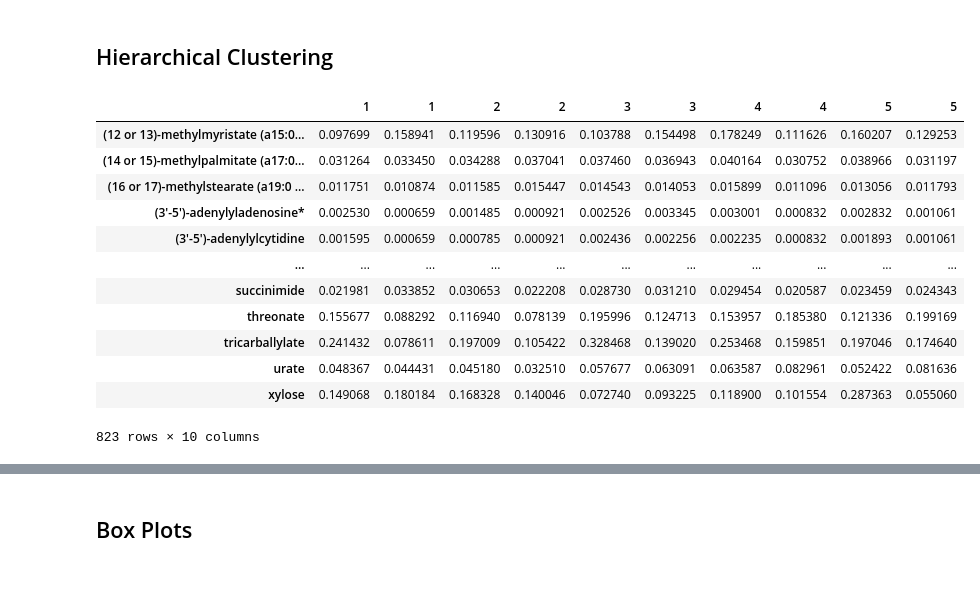
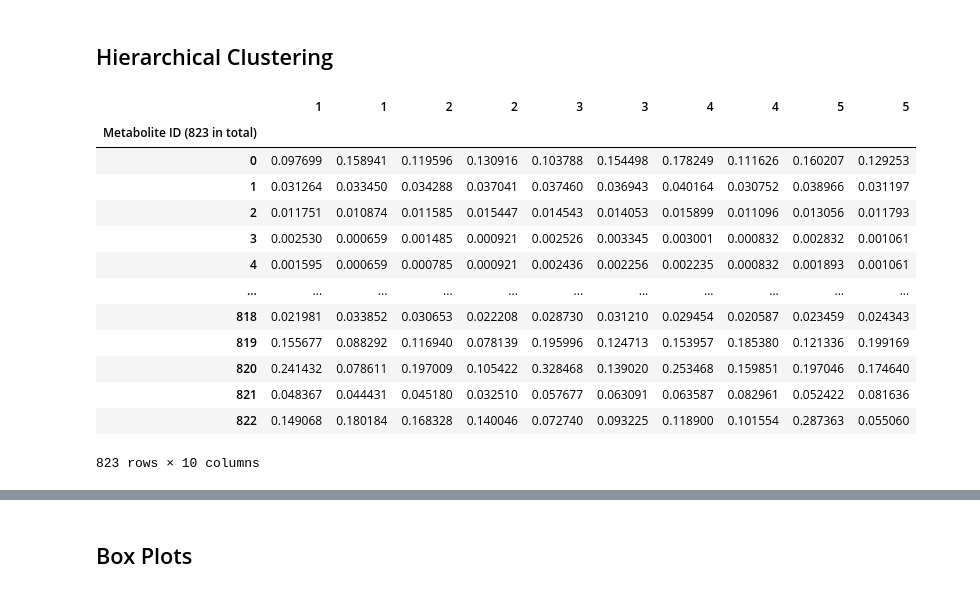
Before and after one commit to danielchang2002/FecalMetabolomics, a Jupyter notebook: notebooks/DataVisualization.ipynb, the cells around one changed output, grey strips where cells are left out. Cells and saved outputs as stored; diff of their text form; code cells hidden in the pictures.

Commit message:
:books: clustering

```diff
--- a/notebooks/DataVisualization.ipynb
+++ b/notebooks/DataVisualization.ipynb
@@ -190,22 +190,25 @@ plt.savefig('../output/MDS.png')
 ## Hierarchical Clustering
 # %%
 cluster_df = df.iloc[:, 1:-2].T
-cluster_df.rename(
-    mapper=(lambda x : ((x + 2) // 2)), inplace=True, axis=1)
+cluster_df = cluster_df.rename(
+    mapper=(lambda x : ((x + 2) // 2)), axis=1)
+cluster_df.index = range(823)
+cluster_df.index.name = '\nMetabolite ID\n (823 in total)'
 cluster_df
 # %% [output]
 |  | 1 | 1 | 2 | 2 | 3 | 3 | 4 | 4 | 5 | 5 |
-| (12 or 13)-methylmyristate (a15:0... | 0.097699 | 0.158941 | 0.119596 | 0.130916 | 0.103788 | 0.154498 | 0.178249 | 0.111626 | 0.160207 | 0.129253 |
-| (14 or 15)-methylpalmitate (a17:0... | 0.031264 | 0.033450 | 0.034288 | 0.037041 | 0.037460 | 0.036943 | 0.040164 | 0.030752 | 0.038966 | 0.031197 |
-| (16 or 17)-methylstearate (a19:0 ... | 0.011751 | 0.010874 | 0.011585 | 0.015447 | 0.014543 | 0.014053 | 0.015899 | 0.011096 | 0.013056 | 0.011793 |
-| (3'-5')-adenylyladenosine* | 0.002530 | 0.000659 | 0.001485 | 0.000921 | 0.002526 | 0.003345 | 0.003001 | 0.000832 | 0.002832 | 0.001061 |
-| (3'-5')-adenylylcytidine | 0.001595 | 0.000659 | 0.000785 | 0.000921 | 0.002436 | 0.002256 | 0.002235 | 0.000832 | 0.001893 | 0.001061 |
+| Metabolite ID (823 in total) |  |  |  |  |  |  |  |  |  |  |
+| 0 | 0.097699 | 0.158941 | 0.119596 | 0.130916 | 0.103788 | 0.154498 | 0.178249 | 0.111626 | 0.160207 | 0.129253 |
+| 1 | 0.031264 | 0.033450 | 0.034288 | 0.037041 | 0.037460 | 0.036943 | 0.040164 | 0.030752 | 0.038966 | 0.031197 |
+| 2 | 0.011751 | 0.010874 | 0.011585 | 0.015447 | 0.014543 | 0.014053 | 0.015899 | 0.011096 | 0.013056 | 0.011793 |
+| 3 | 0.002530 | 0.000659 | 0.001485 | 0.000921 | 0.002526 | 0.003345 | 0.003001 | 0.000832 | 0.002832 | 0.001061 |
+| 4 | 0.001595 | 0.000659 | 0.000785 | 0.000921 | 0.002436 | 0.002256 | 0.002235 | 0.000832 | 0.001893 | 0.001061 |
 | ... | ... | ... | ... | ... | ... | ... | ... | ... | ... | ... |
-| succinimide | 0.021981 | 0.033852 | 0.030653 | 0.022208 | 0.028730 | 0.031210 | 0.029454 | 0.020587 | 0.023459 | 0.024343 |
-| threonate | 0.155677 | 0.088292 | 0.116940 | 0.078139 | 0.195996 | 0.124713 | 0.153957 | 0.185380 | 0.121336 | 0.199169 |
-| tricarballylate | 0.241432 | 0.078611 | 0.197009 | 0.105422 | 0.328468 | 0.139020 | 0.253468 | 0.159851 | 0.197046 | 0.174640 |
-| urate | 0.048367 | 0.044431 | 0.045180 | 0.032510 | 0.057677 | 0.063091 | 0.063587 | 0.082961 | 0.052422 | 0.081636 |
-| xylose | 0.149068 | 0.180184 | 0.168328 | 0.140046 | 0.072740 | 0.093225 | 0.118900 | 0.101554 | 0.287363 | 0.055060 |
+| 818 | 0.021981 | 0.033852 | 0.030653 | 0.022208 | 0.028730 | 0.031210 | 0.029454 | 0.020587 | 0.023459 | 0.024343 |
+| 819 | 0.155677 | 0.088292 | 0.116940 | 0.078139 | 0.195996 | 0.124713 | 0.153957 | 0.185380 | 0.121336 | 0.199169 |
+| 820 | 0.241432 | 0.078611 | 0.197009 | 0.105422 | 0.328468 | 0.139020 | 0.253468 | 0.159851 | 0.197046 | 0.174640 |
+| 821 | 0.048367 | 0.044431 | 0.045180 | 0.032510 | 0.057677 | 0.063091 | 0.063587 | 0.082961 | 0.052422 | 0.081636 |
+| 822 | 0.149068 | 0.180184 | 0.168328 | 0.140046 | 0.072740 | 0.093225 | 0.118900 | 0.101554 | 0.287363 | 0.055060 |
 823 rows × 10 columns
 # %%
 import seaborn as snb
```
Also changed, not shown: parts of 12 cells of this notebook, 1 other file.
